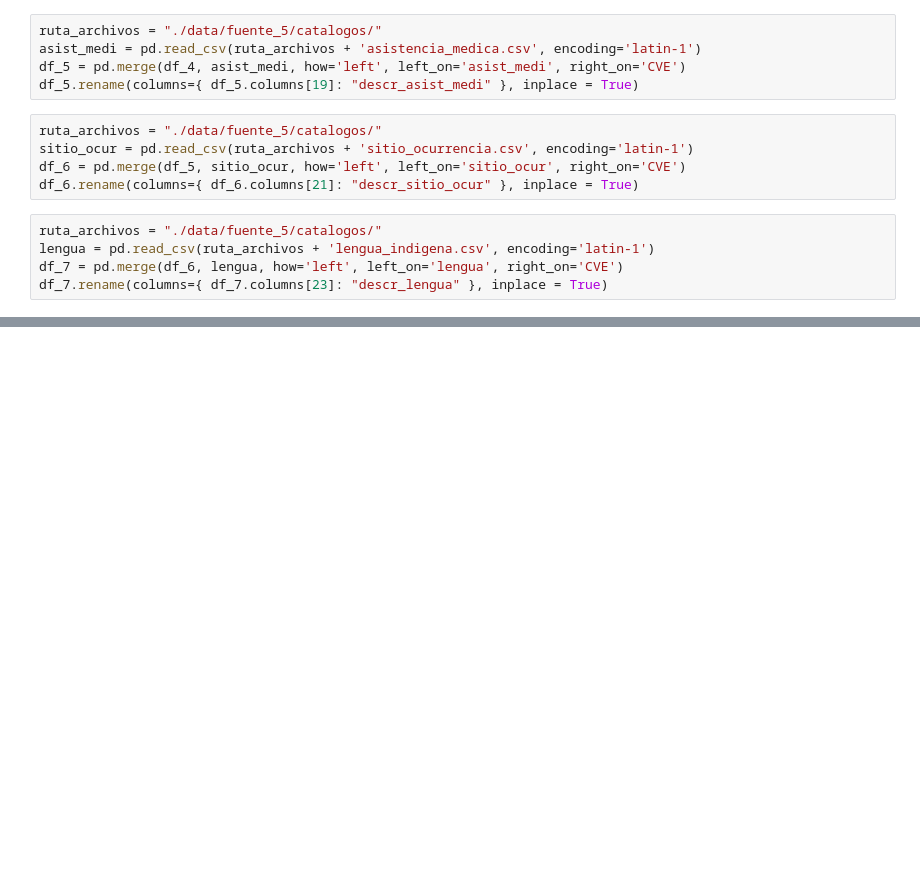
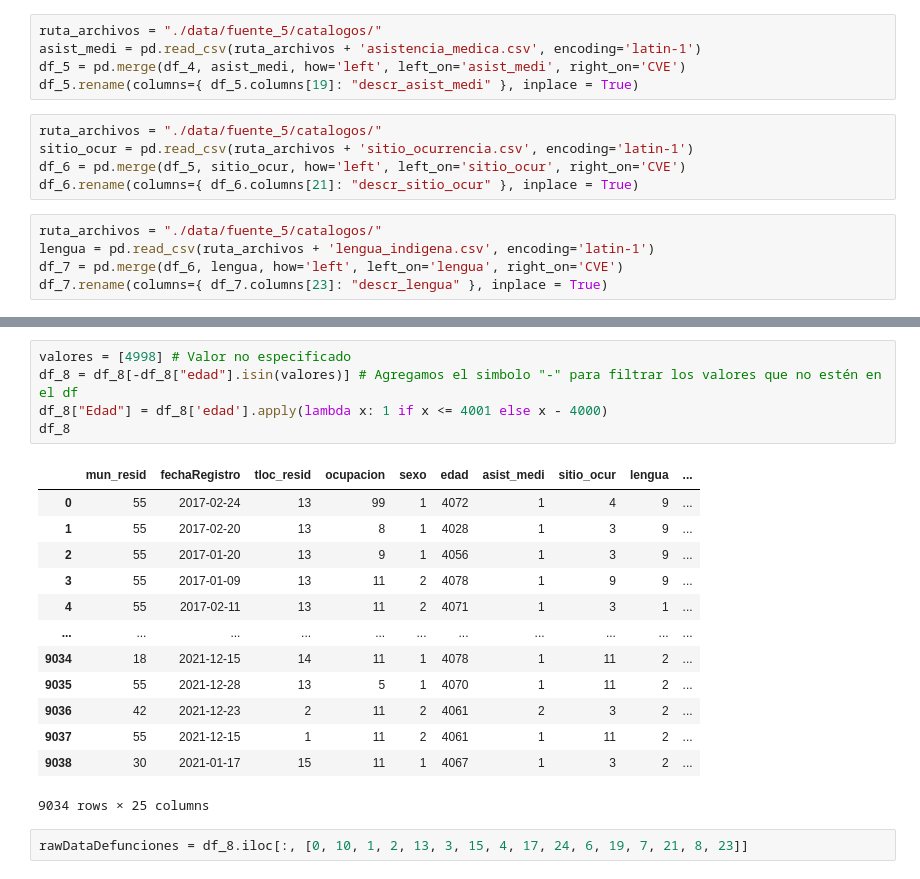
Before and after one commit to Fernando-LunaP/Ing-Caracteristicas, a Jupyter notebook: Proyecto_2/Descargando_los_datos.ipynb, the cells around one changed output, grey strips where cells are left out. Saved outputs shown, nothing was run; the diff lists cells and outputs as text; blank space fills up the shorter version.

```diff
--- a/Proyecto_2/Descargando_los_datos.ipynb
+++ b/Proyecto_2/Descargando_los_datos.ipynb
@@ -377 +374,22 @@ df_8.rename(columns={ df_8.columns[12]: "x" }, inplace = True)
+# %%
+valores = [4998] # Valor no especificado
+df_8 = df_8[-df_8["edad"].isin(valores)] # Agregamos el simbolo "-" para filtrar los valores que no estén en el df
+df_8["Edad"] = df_8['edad'].apply(lambda x: 1 if x <= 4001 else x - 4000)
+df_8
+# %% [output]
+|  | mun_resid | fechaRegistro | tloc_resid | ocupacion | sexo | edad | asist_medi | sitio_ocur | lengua | ... |
+| 0 | 55 | 2017-02-24 | 13 | 99 | 1 | 4072 | 1 | 4 | 9 | ... |
+| 1 | 55 | 2017-02-20 | 13 | 8 | 1 | 4028 | 1 | 3 | 9 | ... |
+| 2 | 55 | 2017-01-20 | 13 | 9 | 1 | 4056 | 1 | 3 | 9 | ... |
+| 3 | 55 | 2017-01-09 | 13 | 11 | 2 | 4078 | 1 | 9 | 9 | ... |
+| 4 | 55 | 2017-02-11 | 13 | 11 | 2 | 4071 | 1 | 3 | 1 | ... |
+| ... | ... | ... | ... | ... | ... | ... | ... | ... | ... | ... |
+| 9034 | 18 | 2021-12-15 | 14 | 11 | 1 | 4078 | 1 | 11 | 2 | ... |
+| 9035 | 55 | 2021-12-28 | 13 | 5 | 1 | 4070 | 1 | 11 | 2 | ... |
+| 9036 | 42 | 2021-12-23 | 2 | 11 | 2 | 4061 | 2 | 3 | 2 | ... |
+| 9037 | 55 | 2021-12-15 | 1 | 11 | 2 | 4061 | 1 | 11 | 2 | ... |
+| 9038 | 30 | 2021-01-17 | 15 | 11 | 1 | 4067 | 1 | 3 | 2 | ... |
+9034 rows × 25 columns
+# %%
+rawDataDefunciones = df_8.iloc[:, [0, 10, 1, 2, 13, 3, 15, 4, 17, 24, 6, 19, 7, 21, 8, 23]]
 # %%
```
Also changed, not shown: parts of 33 cells of this notebook, 3 other files.
